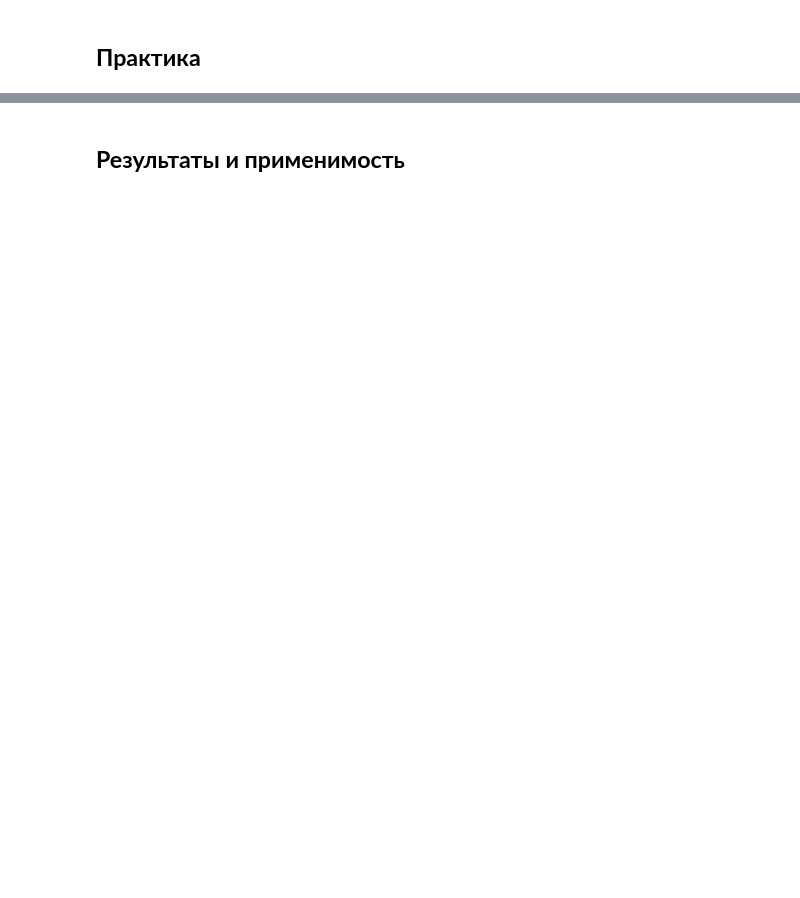
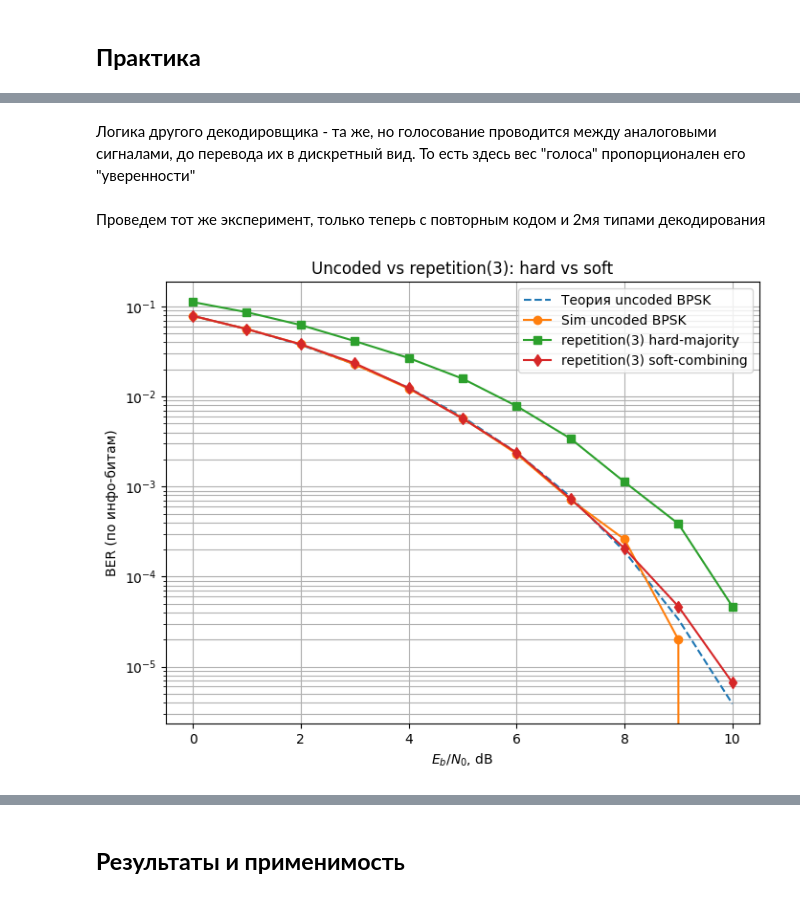
Before and after one commit to oncominglane/theory_of_information, a Jupyter notebook: essays/essay6.ipynb, the cells around one changed output, grey strips where cells are left out. Cells and saved outputs as stored; diff of their text form; code cells hidden in the pictures; blank space fills up the shorter version.

```diff
--- a/essays/essay6.ipynb
+++ b/essays/essay6.ipynb
@@ -153,0 +375,21 @@
+# %% [markdown]
+Логика другого декодировщика - та же, но голосование проводится между аналоговыми сигналами, до перевода их в дискретный вид. То есть здесь вес "голоса" пропорционален его "уверенности"
+# %%
+
+def repetition_decode_softsum(received, n):
+    """
+    Soft-combining (ML для repetition в AWGN):
+    складываем аналоговые received (y_i) в блоке и решаем по знаку суммы.
+
+      S = sum(y_i)
+      S>=0 -> 0, иначе 1
+    """
+    if n % 2 == 0:
+        raise ValueError("Обычно берут нечётное n")
+    y = np.asarray(received, dtype=float)
+    if y.size % n != 0:
+        raise ValueError("Длина received должна быть кратна n")
+    S = y.reshape(-1, n).sum(axis=1)
+    return (S < 0).astype(np.int8)
+# %% [markdown]
+Проведем тот же эксперимент, только теперь с повторным кодом и 2мя типами декодирования
@@ -153,0 +436,27 @@
+# %%
+EbN0_dB_range = np.arange(0, 11, 1)
+rng = np.random.default_rng(42)
+
+
+EbN0_dB, ber_unc, ber_th = simulate_ber_uncoded_bpsk(EbN0_dB_range, n_bits_per_point=200_000, rng=rng)
+
+# repetition(3)
+_, ber_rep3_h = simulate_ber_repetition(EbN0_dB_range, n_rep=3, n_info_bits_per_point=150_000, decoding="hard", rng=rng)
+_, ber_rep3_s = simulate_ber_repetition(EbN0_dB_range, n_rep=3, n_info_bits_per_point=150_000, decoding="soft", rng=rng)
+
+plt.figure(figsize=(8,6))
+
+plt.semilogy(EbN0_dB, ber_th, "--", label="Теория uncoded BPSK")
+plt.semilogy(EbN0_dB, ber_unc, "o-", label="Sim uncoded BPSK")
+
+plt.semilogy(EbN0_dB, ber_rep3_h, "s-", label="repetition(3) hard-majority")
+plt.semilogy(EbN0_dB, ber_rep3_s, "d-", label="repetition(3) soft-combining")
+
+plt.grid(True, which="both")
+plt.xlabel("$E_b/N_0$, dB")
+plt.ylabel("BER (по инфо-битам)")
+plt.title("Uncoded vs repetition(3): hard vs soft")
+plt.legend()
+plt.show()
+# %% [output]
+[figure, added]
```
Also changed, not shown: parts of 67 cells of this notebook.
